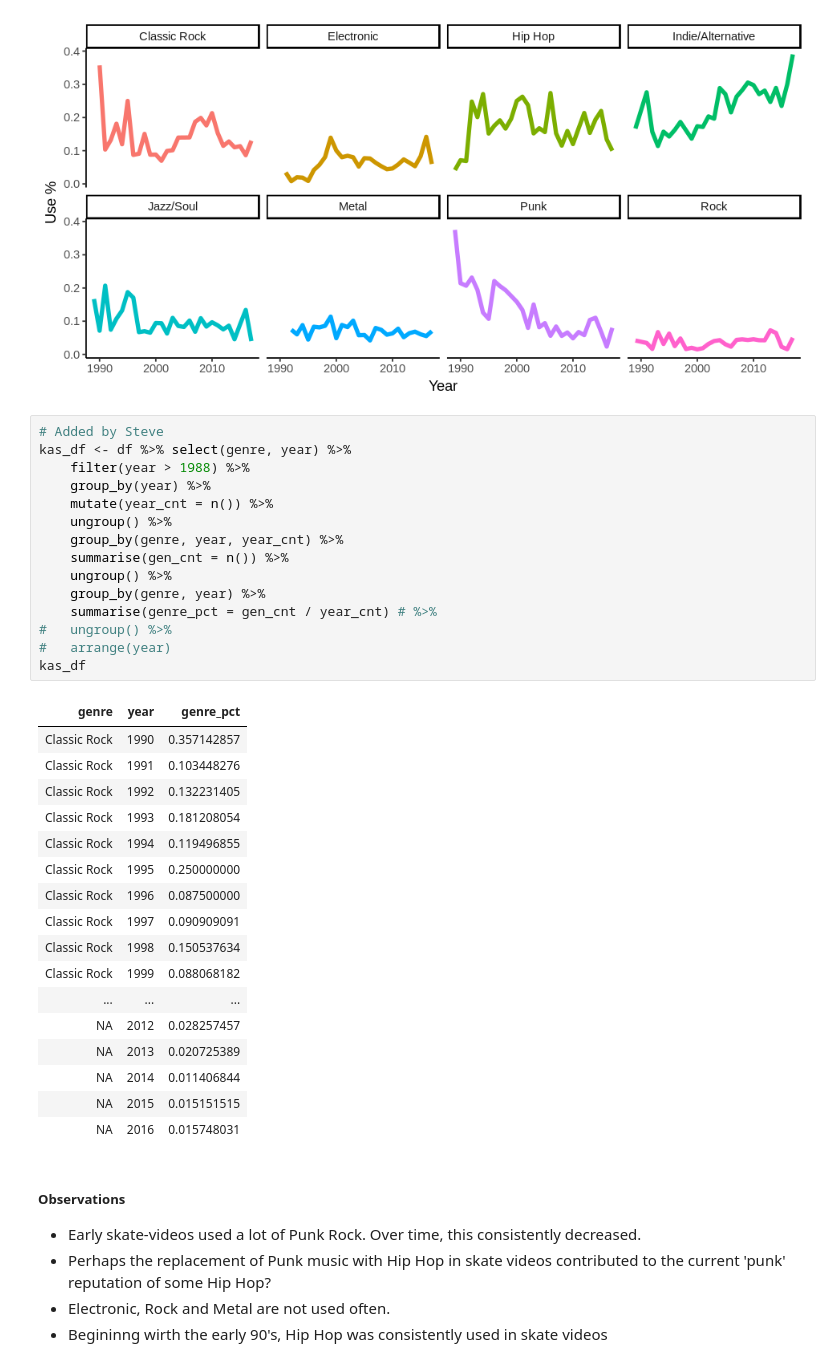
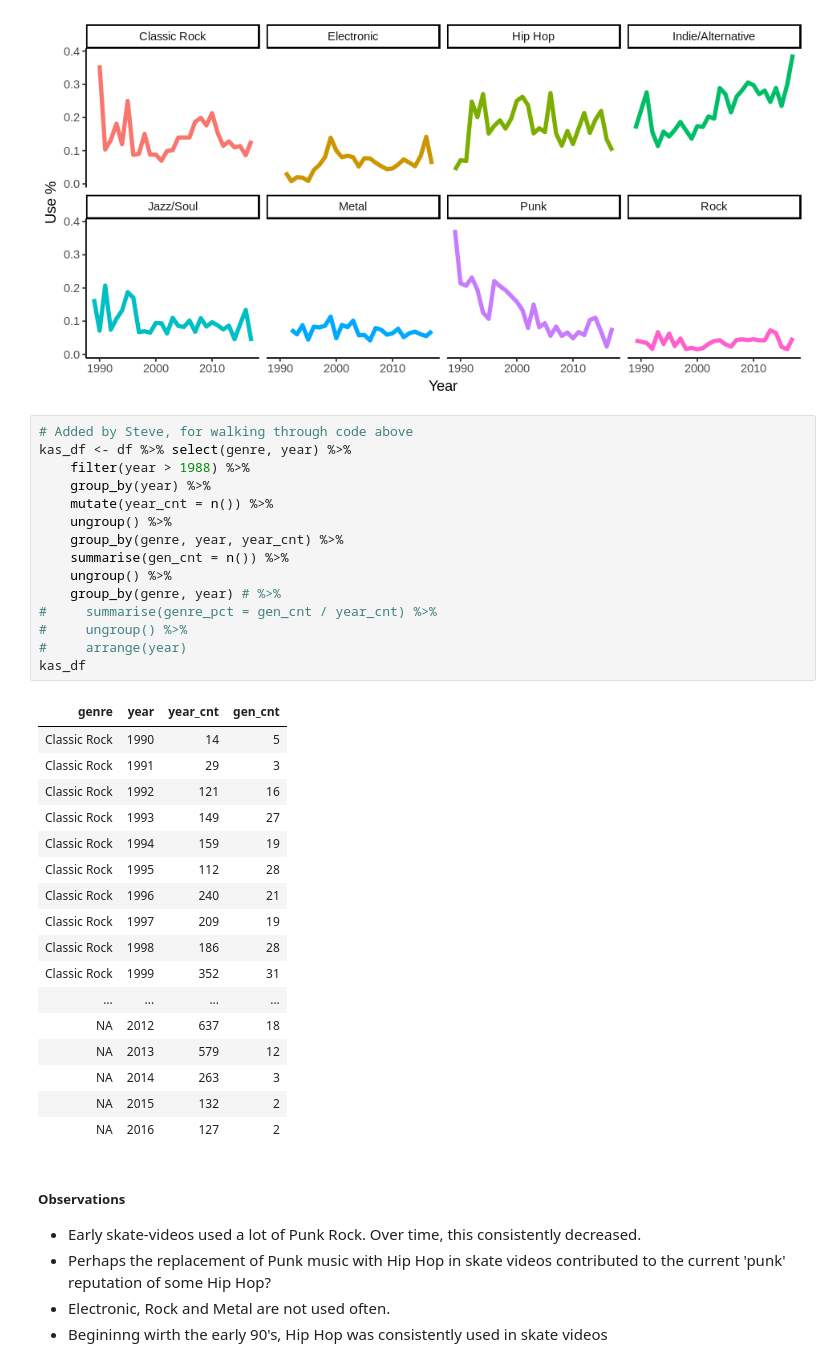
Before and after one commit to swkasica/skatemusic, a Jupyter notebook: notebooks/SkateMusicOutline.ipynb, the cells around one changed output. Saved outputs shown, nothing was run; the diff lists cells and outputs as text.

```diff
--- a/notebooks/SkateMusicOutline.ipynb
+++ b/notebooks/SkateMusicOutline.ipynb
@@ -104,38 +104,38 @@ ggplot(aes(x=year, y = genre_pct, color=genre)) +
 # %% [output]
 [figure]
 # %%
-# Added by Steve
+# Added by Steve, for walking through code above
 kas_df <- df %>% select(genre, year) %>%
     filter(year > 1988) %>%
     group_by(year) %>%
     mutate(year_cnt = n()) %>%
     ungroup() %>%
     group_by(genre, year, year_cnt) %>%
     summarise(gen_cnt = n()) %>%
     ungroup() %>%
-    group_by(genre, year) %>%
-    summarise(genre_pct = gen_cnt / year_cnt) # %>%
-#   ungroup() %>%
-#   arrange(year)
+    group_by(genre, year) # %>%
+#     summarise(genre_pct = gen_cnt / year_cnt) %>%
+#     ungroup() %>%
+#     arrange(year)
 kas_df
 # %% [output]
-| genre | year | genre_pct |
-| Classic Rock | 1990 | 0.357142857 |
-| Classic Rock | 1991 | 0.103448276 |
-| Classic Rock | 1992 | 0.132231405 |
-| Classic Rock | 1993 | 0.181208054 |
-| Classic Rock | 1994 | 0.119496855 |
-| Classic Rock | 1995 | 0.250000000 |
-| Classic Rock | 1996 | 0.087500000 |
-| Classic Rock | 1997 | 0.090909091 |
-| Classic Rock | 1998 | 0.150537634 |
-| Classic Rock | 1999 | 0.088068182 |
-| ... | ... | ... |
-| NA | 2012 | 0.028257457 |
-| NA | 2013 | 0.020725389 |
-| NA | 2014 | 0.011406844 |
-| NA | 2015 | 0.015151515 |
-| NA | 2016 | 0.015748031 |
+| genre | year | year_cnt | gen_cnt |
+| Classic Rock | 1990 | 14 | 5 |
+| Classic Rock | 1991 | 29 | 3 |
+| Classic Rock | 1992 | 121 | 16 |
+| Classic Rock | 1993 | 149 | 27 |
+| Classic Rock | 1994 | 159 | 19 |
+| Classic Rock | 1995 | 112 | 28 |
+| Classic Rock | 1996 | 240 | 21 |
+| Classic Rock | 1997 | 209 | 19 |
+| Classic Rock | 1998 | 186 | 28 |
+| Classic Rock | 1999 | 352 | 31 |
+| ... | ... | ... | ... |
+| NA | 2012 | 637 | 18 |
+| NA | 2013 | 579 | 12 |
+| NA | 2014 | 263 | 3 |
+| NA | 2015 | 132 | 2 |
+| NA | 2016 | 127 | 2 |
 # %% [markdown]
 #####  Observations
 - Early skate-videos used a lot of Punk Rock. Over time, this consistently decreased.
```
Also changed, not shown: parts of 2 cells of this notebook, 1 other file.
